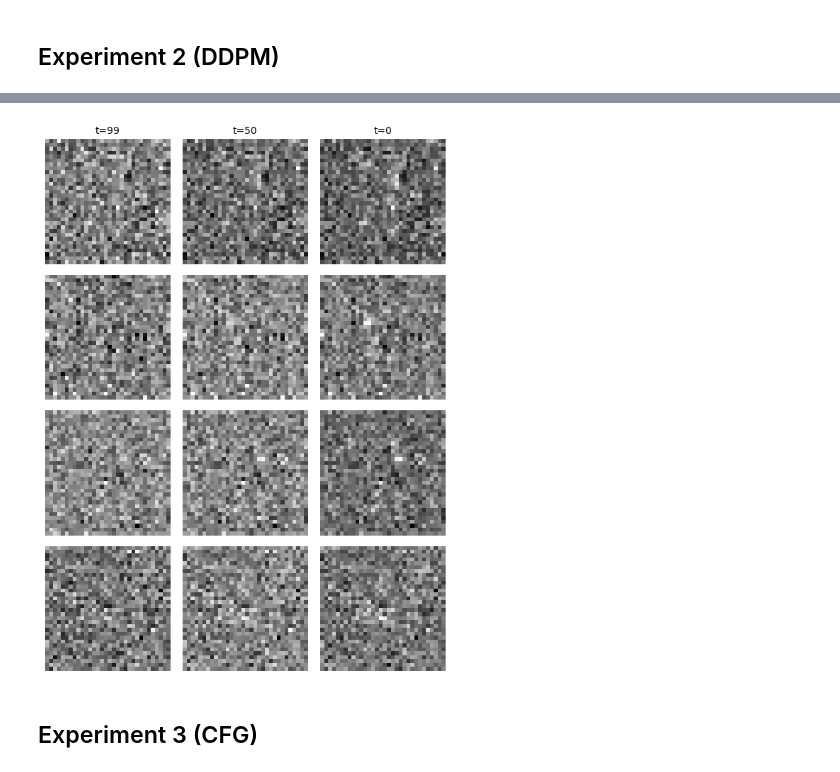
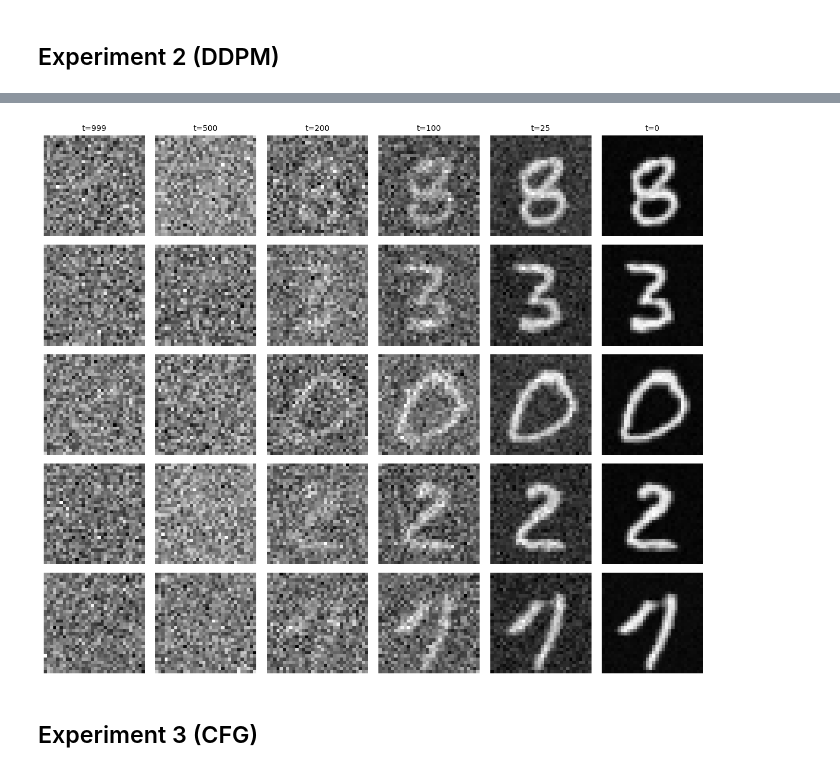
Before and after one commit to fwilhelmy/genai-experiments, a Jupyter notebook: src/main.ipynb, the cells around one changed output, grey strips where cells are left out. Saved outputs shown, nothing was run; the diff lists cells and outputs as text; code cells hidden in the pictures.

```diff
--- a/src/main.ipynb
+++ b/src/main.ipynb
@@ -155,10 +171,13 @@ Showing/saving samples from epoch 19
-# %%
-ddpm_intermediate_images = ddpm_trainer.generate_intermediate_samples(
-    n_steps=100,
-    steps_to_show=(0, 50, 99),
-)
-# %% [output]
-[figure, removed]
+# %%
+ddpm_intermediate_images = ddpm_trainer.generate_intermediate_samples(
+    n_steps=1000,
+    steps_to_show=(0, 25, 100, 200, 500, 999),
+    n_samples=5,
+    file_path='results/experiment2/images/ddpm_intermediate_samples.png',
+    show=True
+)
+# %% [output]
+[figure, added]
 # %% [markdown]
 ## Experiment 3 (CFG)
 # %%
```
Also changed, not shown: parts of 6 cells of this notebook.
